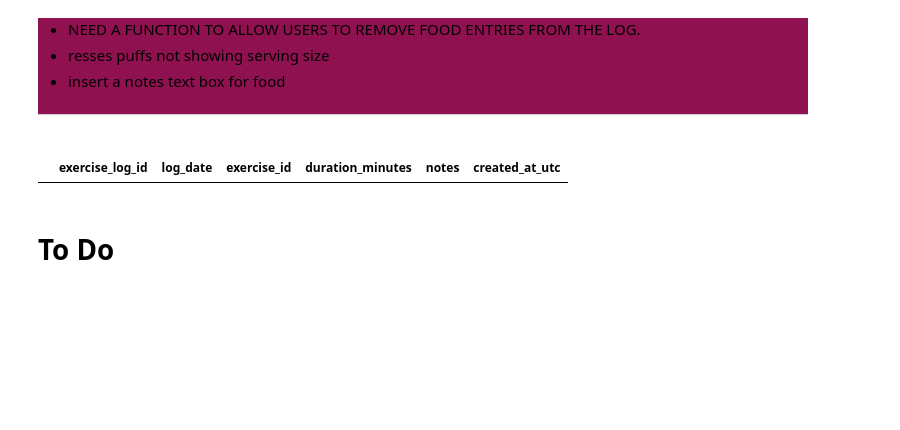
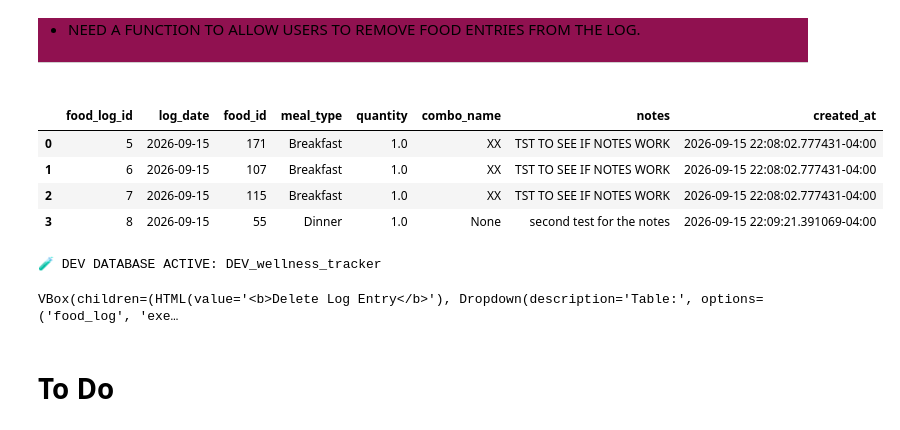
Before and after one commit to YosefCh/Digital-You, a Jupyter notebook: pseudocode.ipynb, the cells around one changed output. Drawn from its saved outputs; the diff is of its cells as text; code cells hidden in the pictures; blank space fills up the shorter version.

Commit message:
testing the delet method on the pseudocode file

```diff
--- a/pseudocode.ipynb
+++ b/pseudocode.ipynb
@@ -25,23 +25,43 @@ As of 2026-09-14 | 9:51 PM
 <div style="background:rgb(144, 17, 80)">
 
 - NEED A FUNCTION TO ALLOW USERS TO REMOVE FOOD ENTRIES FROM THE LOG.
-- resses puffs not showing serving size
-- insert a notes text box for food
+
 
 ---
 # %%
 from postgres import run_select
 query_1 = """
         select l.*, f.name from food_log l
                    join food f on l.food_id = f.food_id
                    where log_date = '2026-09-13'
           """
 run_select("""
 
-           select * from exercise_log where log_date = '2026-09-13'
+           select * from food_log where log_date = '2026-09-15'
            """)
 # %% [output]
-|  | exercise_log_id | log_date | exercise_id | duration_minutes | notes | created_at_utc |
+|  | food_log_id | log_date | food_id | meal_type | quantity | combo_name | notes | created_at |
+| 0 | 5 | 2026-09-15 | 171 | Breakfast | 1.0 | XX | TST TO SEE IF NOTES WORK | 2026-09-15 22:08:02.777431-04:00 |
+| 1 | 6 | 2026-09-15 | 107 | Breakfast | 1.0 | XX | TST TO SEE IF NOTES WORK | 2026-09-15 22:08:02.777431-04:00 |
+| 2 | 7 | 2026-09-15 | 115 | Breakfast | 1.0 | XX | TST TO SEE IF NOTES WORK | 2026-09-15 22:08:02.777431-04:00 |
+| 3 | 8 | 2026-09-15 | 55 | Dinner | 1.0 | None | second test for the notes | 2026-09-15 22:09:21.391069-04:00 |
+# %%
+from delete_log_entry import DeleteLogEntry
+import ipywidgets as widgets
+
+if postgres.DB_NAME == postgres.LIVE_DB_NAME:
+    banner_color = 'green'
+    banner_text = '⚠️ LIVE DATABASE ACTIVE'
+    print(banner_text)
+else:
+    banner_color = "#A7510B"
+    banner_text = f'🧪 DEV DATABASE ACTIVE: {postgres.DB_NAME}'
+    print(banner_text)
+deleter = DeleteLogEntry()
+deleter.display()
+# %% [output]
+🧪 DEV DATABASE ACTIVE: DEV_wellness_tracker
+VBox(children=(HTML(value='<b>Delete Log Entry</b>'), Dropdown(description='Table:', options=('food_log', 'exe…
 # %% [markdown]
 # __To Do__
 # %% [markdown]
```
Also changed, not shown: parts of 1 cell of this notebook, 1 other file.
